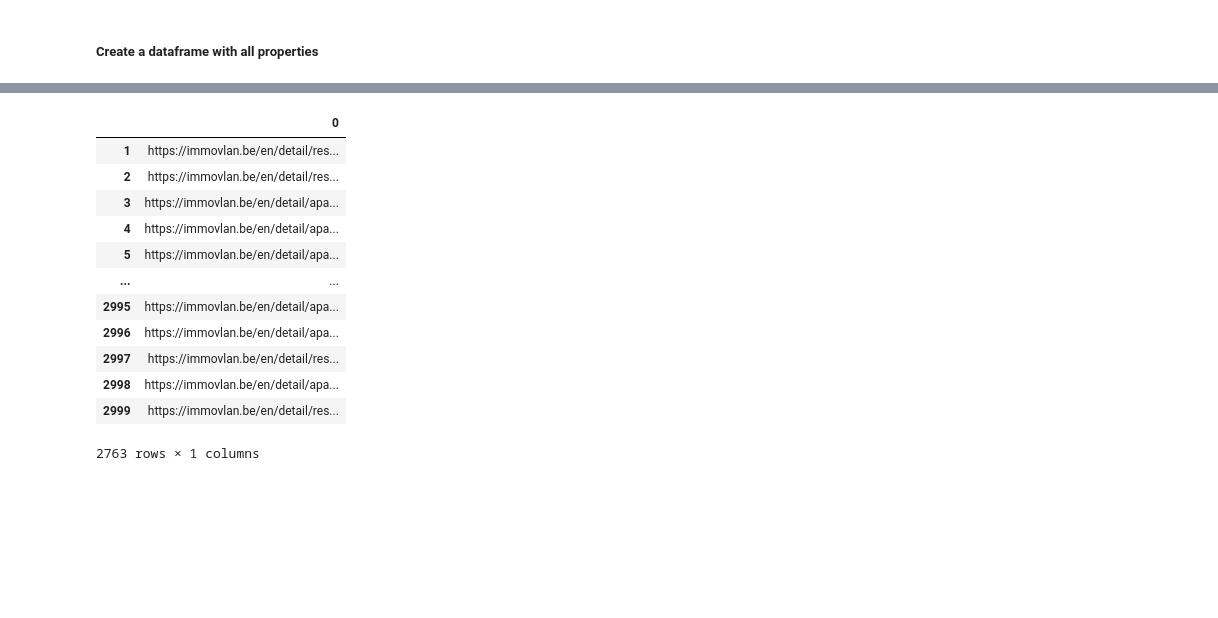
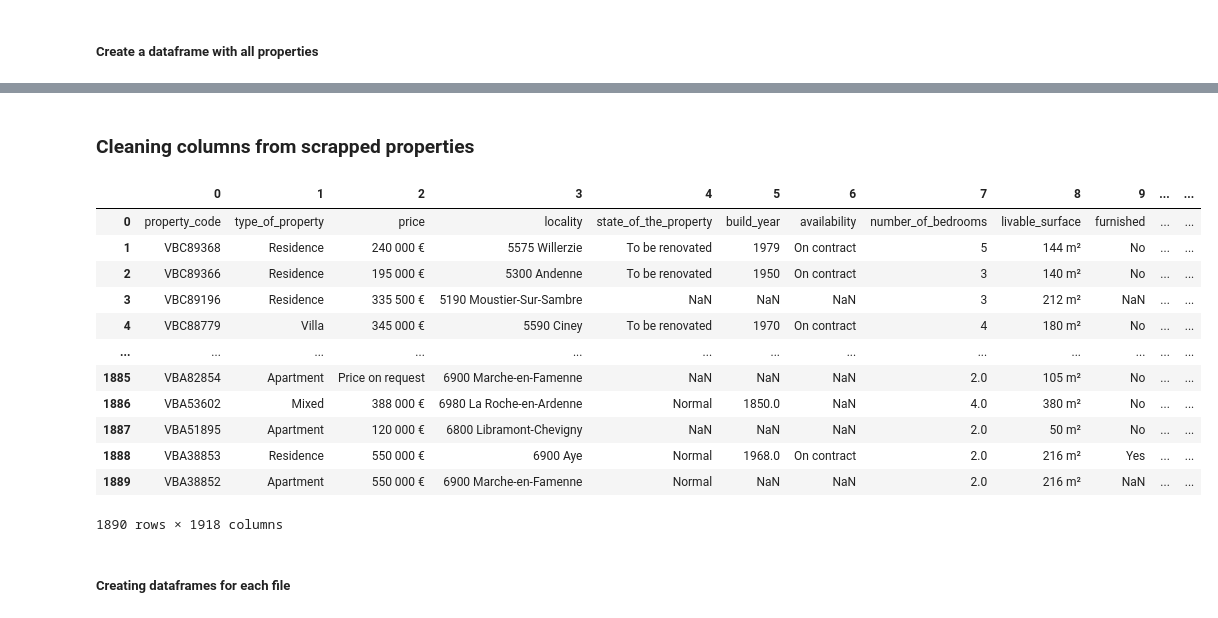
Before and after one commit to hermstefanny/immo-eliza-data-scraper, a Jupyter notebook: draft3_scrapping.ipynb, the cells around one changed output, grey strips where cells are left out. Saved outputs shown, nothing was run; the diff lists cells and outputs as text; code cells hidden in the pictures; blank space fills up the shorter version.

Commit message:
first round of final cleaning.

```diff
--- a/draft3_scrapping.ipynb
+++ b/draft3_scrapping.ipynb
@@ -79,6 +79,6 @@ import pandas as pd
 # %%
 properties = []
 # %%
-urls_df = pd.read_csv("final_listing_links.csv", header=0, nrows=50)
-urls =urls_df['link'].tolist()
+df = pd.read_csv("final_listing_links.csv", header=0, nrows=50)
+urls =df['link'].tolist()
 urls
@@ -253,19 +184,19 @@ def file_has_header(file_name) -> None:
         sample = f.readline()
         return "http" not in sample.lower()
 # %%
+def open_csv_file(file_name: str, header: bool=True) -> pd:
 
-def open_csv_file(file_name) -> pd:
-
+    #header = file_has_header(file_name)
     try:
-        if file_has_header(file_name):
-            urls_df = pd.read_csv(file_name, header=0)
+        if header:
+            df = pd.read_csv(file_name, header=0)
         else:
-            urls_df = pd.read_csv(file_name, header=None)
+            df = pd.read_csv(file_name, header=None)
 
     except Exception as e:
         print(f"Error {e}")
 
-    return urls_df
+    return df
 # %%
 def removing_urls(string_to_remove: str, df: pd) -> pd:
     try:
@@ -295,17 +212,22 @@ preliminar_df
 # %%
 fin_df= removing_urls('project', preliminar_df)
 fin_df
-# %% [output]
-|  | 0 |
-| 1 | https://immovlan.be/en/detail/res... |
-| 2 | https://immovlan.be/en/detail/res... |
-| 3 | https://immovlan.be/en/detail/apa... |
-| 4 | https://immovlan.be/en/detail/apa... |
-| 5 | https://immovlan.be/en/detail/apa... |
-| ... | ... |
-| 2995 | https://immovlan.be/en/detail/apa... |
-| 2996 | https://immovlan.be/en/detail/apa... |
-| 2997 | https://immovlan.be/en/detail/res... |
-| 2998 | https://immovlan.be/en/detail/apa... |
-| 2999 | https://immovlan.be/en/detail/res... |
-2763 rows × 1 columns
+# %% [markdown]
+### Cleaning columns from scrapped properties
+# %%
+raw_df = open_csv_file("data/scrapped_properties_10-11.csv")
+raw_df
+# %% [output]
+|  | 0 | 1 | 2 | 3 | 4 | 5 | 6 | 7 | 8 | 9 | ... | ... |
+| 0 | property_code | type_of_property | price | locality | state_of_the_property | build_year | availability | number_of_bedrooms | livable_surface | furnished | ... | ... |
+| 1 | VBC89368 | Residence | 240 000 € | 5575 Willerzie | To be renovated | 1979 | On contract | 5 | 144 m² | No | ... | ... |
+| 2 | VBC89366 | Residence | 195 000 € | 5300 Andenne | To be renovated | 1950 | On contract | 3 | 140 m² | No | ... | ... |
+| 3 | VBC89196 | Residence | 335 500 € | 5190 Moustier-Sur-Sambre | NaN | NaN | NaN | 3 | 212 m² | NaN | ... | ... |
+| 4 | VBC88779 | Villa | 345 000 € | 5590 Ciney | To be renovated | 1970 | On contract | 4 | 180 m² | No | ... | ... |
+| ... | ... | ... | ... | ... | ... | ... | ... | ... | ... | ... | ... | ... |
+| 1885 | VBA82854 | Apartment | Price on request | 6900 Marche-en-Famenne | NaN | NaN | NaN | 2.0 | 105 m² | No | ... | ... |
+| 1886 | VBA53602 | Mixed | 388 000 € | 6980 La Roche-en-Ardenne | Normal | 1850.0 | NaN | 4.0 | 380 m² | No | ... | ... |
+| 1887 | VBA51895 | Apartment | 120 000 € | 6800 Libramont-Chevigny | NaN | NaN | NaN | 2.0 | 50 m² | No | ... | ... |
+| 1888 | VBA38853 | Residence | 550 000 € | 6900 Aye | Normal | 1968.0 | On contract | 2.0 | 216 m² | Yes | ... | ... |
+| 1889 | VBA38852 | Apartment | 550 000 € | 6900 Marche-en-Famenne | Normal | NaN | NaN | 2.0 | 216 m² | NaN | ... | ... |
+1890 rows × 1918 columns
@@ -311,0 +265,2 @@ fin_df
+# %% [markdown]
+##### Creating dataframes for each file
```
Also changed, not shown: parts of 16 cells of this notebook, 2 other files.
